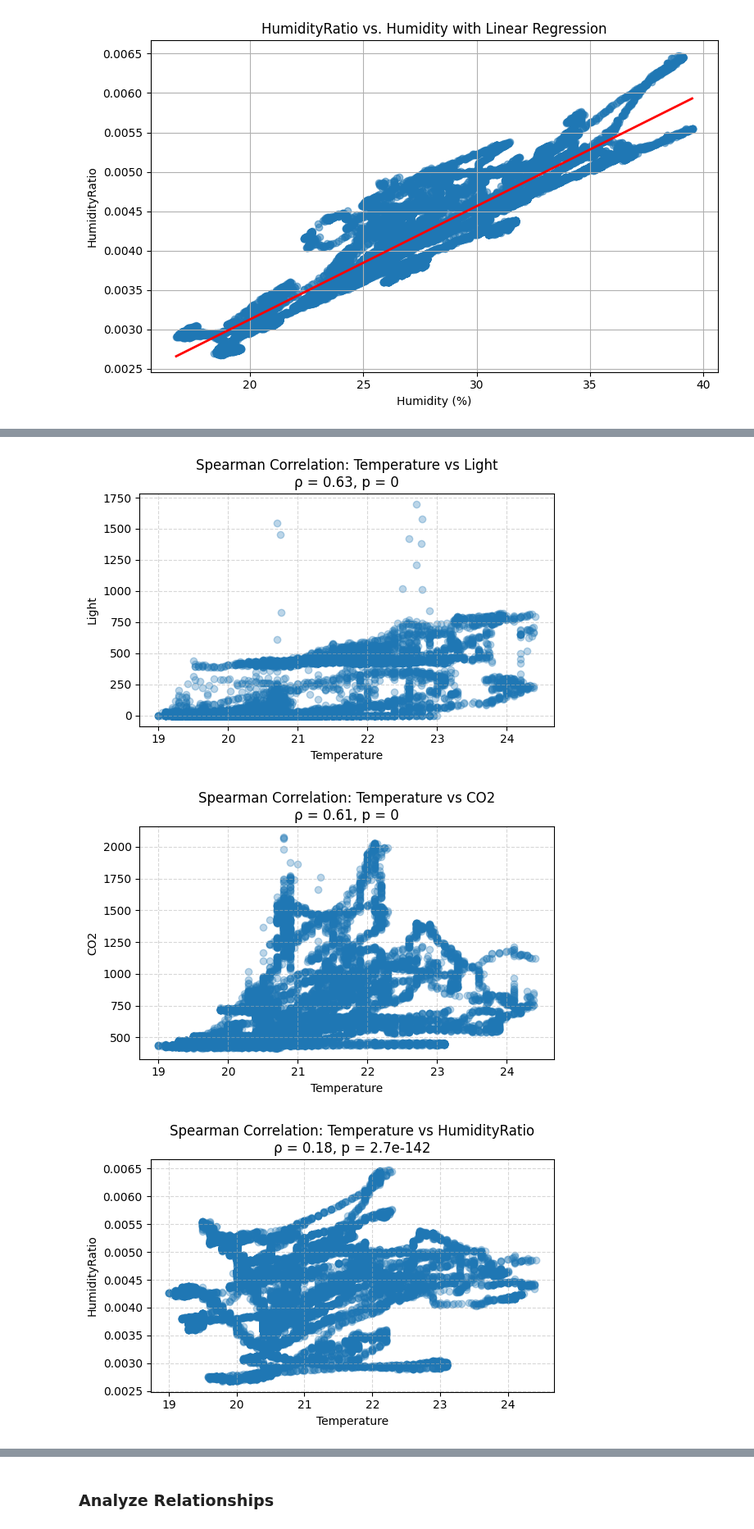
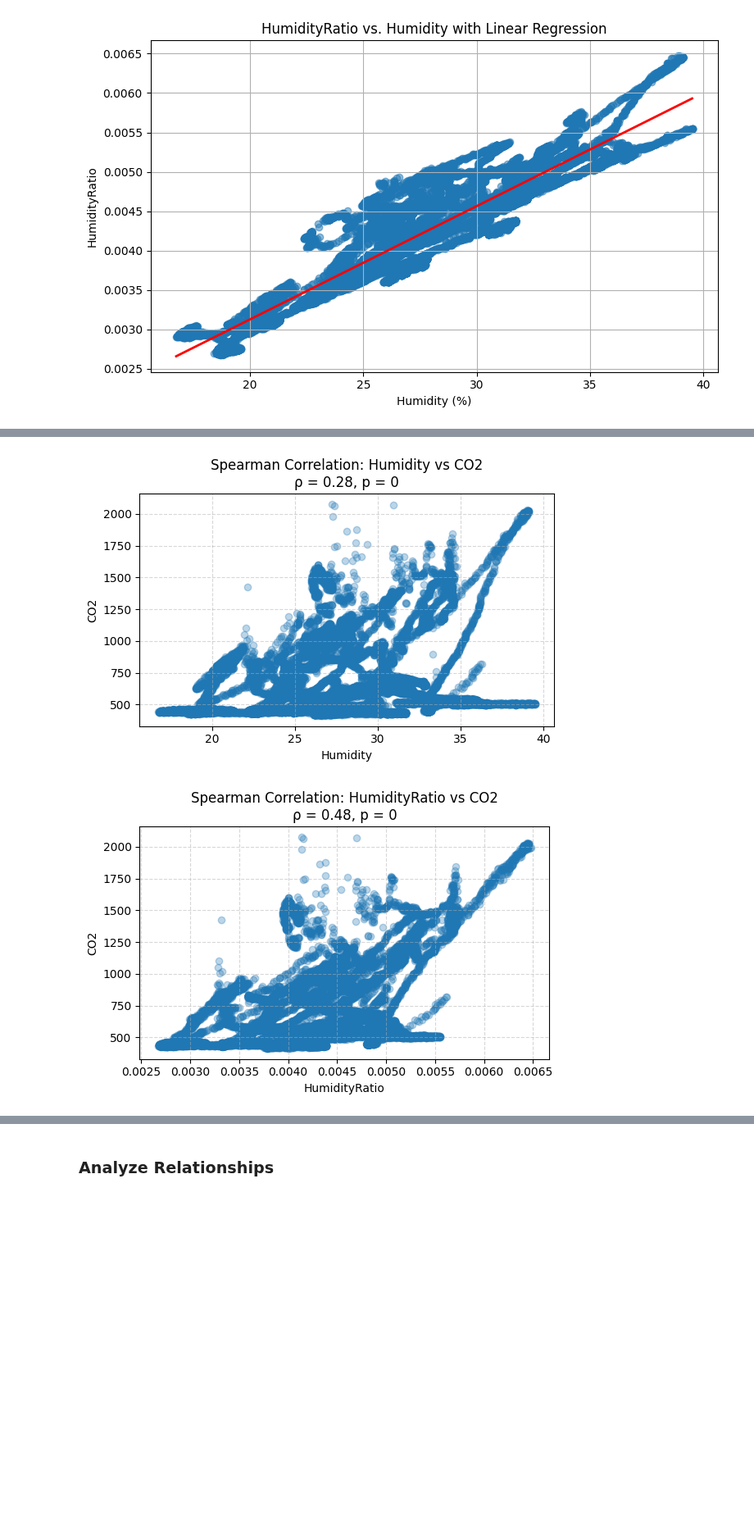
Before and after one commit to NoamShaphir/-MicroClimate, a Jupyter notebook: analysis.ipynb, the cells around one changed output, grey strips where cells are left out. Shown at 82% size. Drawn from its saved outputs; the diff is of its cells as text; code cells hidden in the pictures; blank space fills up the shorter version.

Commit message:
deleted redundant graphs, and tried binning with pd.qct()

```diff
--- a/analysis.ipynb
+++ b/analysis.ipynb
@@ -852,6 +806,6 @@ plt.show()
 # %%
-# Select numeric columns
-numeric_cols = df.select_dtypes(include=['float64', 'int64']).columns.tolist()
+# Select olumns
+numeric_cols = ['Humidity' , 'HumidityRatio', 'CO2']
 
 # Generate scatterplots for all pairs of numeric features, excluding self-pairs and filtering by p-value
 for col1, col2 in itertools.combinations(numeric_cols, 2):
@@ -871,3 +825,2 @@ for col1, col2 in itertools.combinations(numeric_cols, 2):
-[figure, old version]
+[figure, new version]
-[figure, old version]
+[figure, new version]
-[figure, removed]
```
Also changed, not shown: parts of 7 cells of this notebook.
